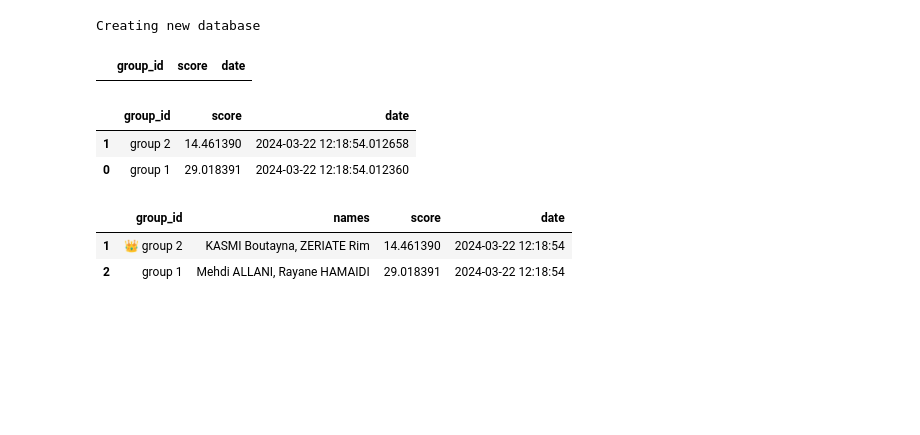
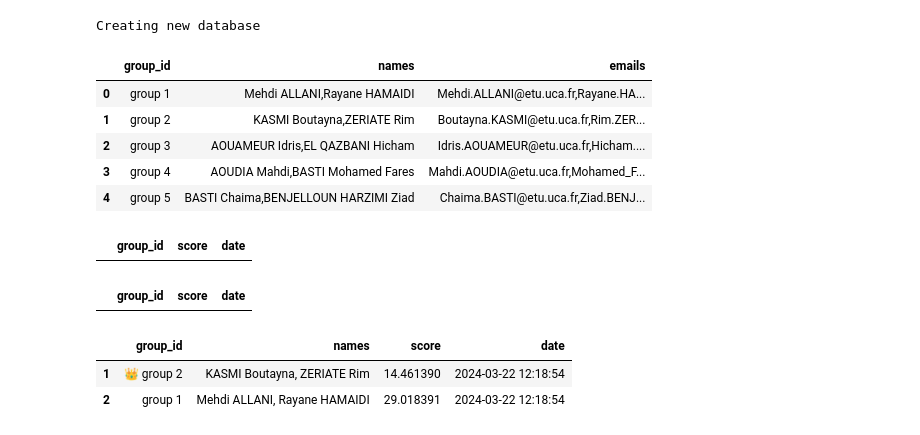
Before and after one commit to adrienhenry/hackathon_2024, a Jupyter notebook: create_db.ipynb, the cells around one changed output. Saved outputs shown, nothing was run; the diff lists cells and outputs as text; code cells hidden in the pictures; blank space fills up the shorter version.

```diff
--- a/create_db.ipynb
+++ b/create_db.ipynb
@@ -35,6 +36,10 @@ generate_predictions("test.txt")
 # %% [markdown]
 ## Open the DB
 # %%
+def add_secrete_user(filename,group_id):
+    with open(filename,"a") as f:
+        f.write(f"{group_id} = \"{secrets.token_urlsafe(16)}\"\n")
+
 def generate_secret_file(filename,groups):
     data= "[passwords]\n"
     for group_id, password in zip(groups["group_id"],groups["password"]):
@@ -83,18 +88,29 @@ def create_scrore_table(db_name,group_table,n=10):
 # %%
 
 
-os.remove(DB_NAME)
+
 
 if os.path.exists(DB_NAME):
+    os.remove(DB_NAME)
     db_infos = tools.read_db(DB_NAME)
 else:
     print("Creating new database")
     group_table = generate_group_table('groups.json')
     group_table.to_sql('group',sqlite3.connect(DB_NAME),index=False)
     create_scrore_table(DB_NAME,group_table,0)
+    add_secrete_user(SECRETS_FILE,"admin")
     db_infos = tools.read_db(DB_NAME)
 # %% [output]
 Creating new database
+# %%
+db_infos['group']
+# %% [output]
+|  | group_id | names | emails |
+| 0 | group 1 | Mehdi ALLANI,Rayane HAMAIDI | Mehdi.ALLANI@etu.uca.fr,Rayane.HA... |
+| 1 | group 2 | KASMI Boutayna,ZERIATE Rim | Boutayna.KASMI@etu.uca.fr,Rim.ZER... |
+| 2 | group 3 | AOUAMEUR Idris,EL QAZBANI Hicham | Idris.AOUAMEUR@etu.uca.fr,Hicham.... |
+| 3 | group 4 | AOUDIA Mahdi,BASTI Mohamed Fares | Mahdi.AOUDIA@etu.uca.fr,Mohamed_F... |
+| 4 | group 5 | BASTI Chaima,BENJELLOUN HARZIMI Ziad | Chaima.BASTI@etu.uca.fr,Ziad.BENJ... |
 # %%
 scores = db_infos["score"]
 scores
@@ -104,8 +120,6 @@ scores
 scores.groupby("group_id", as_index=False).min().sort_values("score", ascending=True)
 # %% [output]
 |  | group_id | score | date |
-| 1 | group 2 | 14.461390 | 2024-03-22 12:18:54.012658 |
-| 0 | group 1 | 29.018391 | 2024-03-22 12:18:54.012360 |
 # %%
 def get_leaderboard(db_filename):
     db_infos = tools.read_db(db_filename)
```
Also changed, not shown: parts of 12 cells of this notebook, 8 other files.
